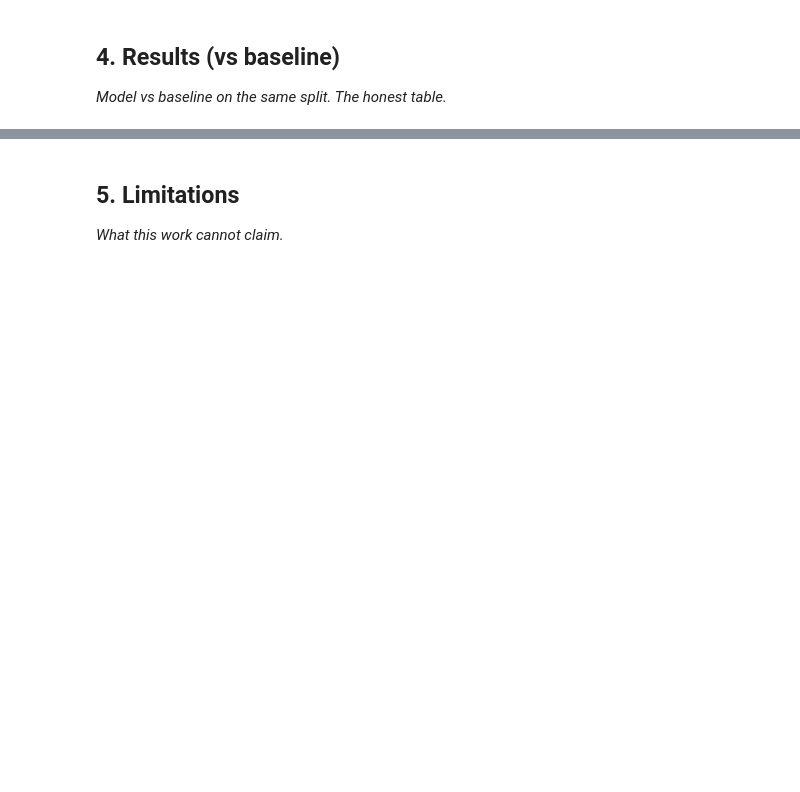
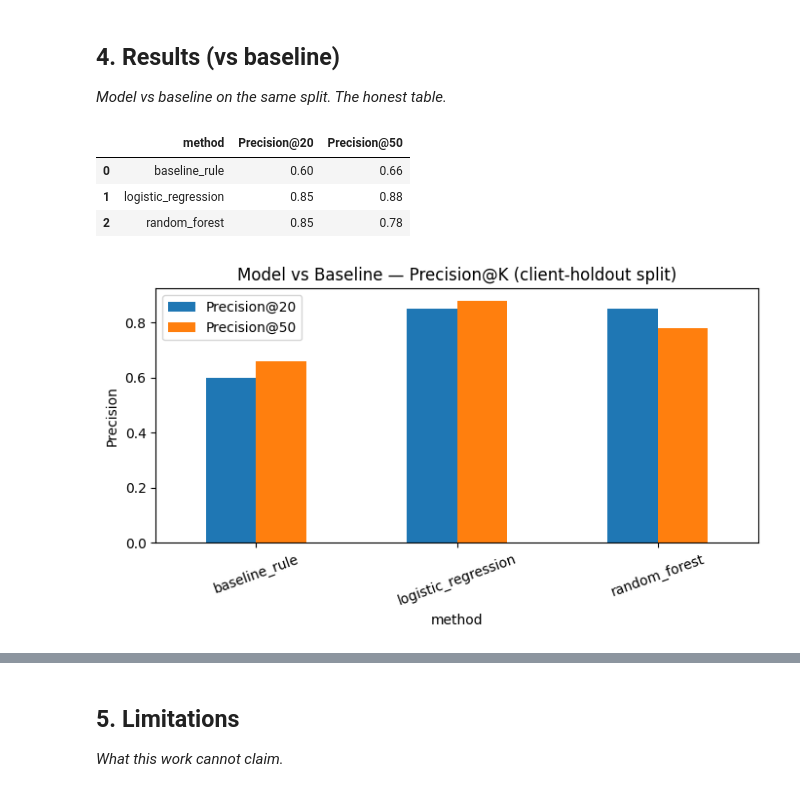
Before and after one commit to nooragab/flyrank-ml-internship, a Jupyter notebook: work/notebooks/capstone.ipynb, the cells around one changed output, grey strips where cells are left out. Drawn from its saved outputs; the diff is of its cells as text; code cells hidden in the pictures; blank space fills up the shorter version.

```diff
--- a/work/notebooks/capstone.ipynb
+++ b/work/notebooks/capstone.ipynb
@@ -22,3 +223,33 @@ This skeleton is yours to fill. Work the sections **in order** — each one has
 ## 4. Results (vs baseline)
 
 *Model vs baseline on the same split. The honest table.*
+# %%
+results = {}
+for k in (20, 50):
+    results[f"baseline_p{k}"] = precision_at_k(test["baseline_score"], y_test, k)
+    results[f"logreg_p{k}"] = precision_at_k(logreg.predict_proba(X_test)[:, 1], y_test, k)
+    results[f"rf_p{k}"] = precision_at_k(rf.predict_proba(X_test)[:, 1], y_test, k)
+
+comparison = pd.DataFrame({
+    "method": ["baseline_rule", "logistic_regression", "random_forest"],
+    "Precision@20": [results["baseline_p20"], results["logreg_p20"], results["rf_p20"]],
+    "Precision@50": [results["baseline_p50"], results["logreg_p50"], results["rf_p50"]],
+})
+comparison
+# %% [output]
+|  | method | Precision@20 | Precision@50 |
+| 0 | baseline_rule | 0.60 | 0.66 |
+| 1 | logistic_regression | 0.85 | 0.88 |
+| 2 | random_forest | 0.85 | 0.78 |
+# %%
+fig, ax = plt.subplots(figsize=(7,4))
+comparison.set_index("method")[["Precision@20", "Precision@50"]].plot(kind="bar", ax=ax)
+ax.set_title("Model vs Baseline — Precision@K (client-holdout split)")
+ax.set_ylabel("Precision")
+plt.xticks(rotation=20)
+plt.tight_layout()
+os.makedirs("work/figures", exist_ok=True)
+plt.savefig("work/figures/model_vs_baseline.png", dpi=150)
+plt.show()
+# %% [output]
+[figure, added]
```
Also changed, not shown: parts of 14 cells of this notebook.
